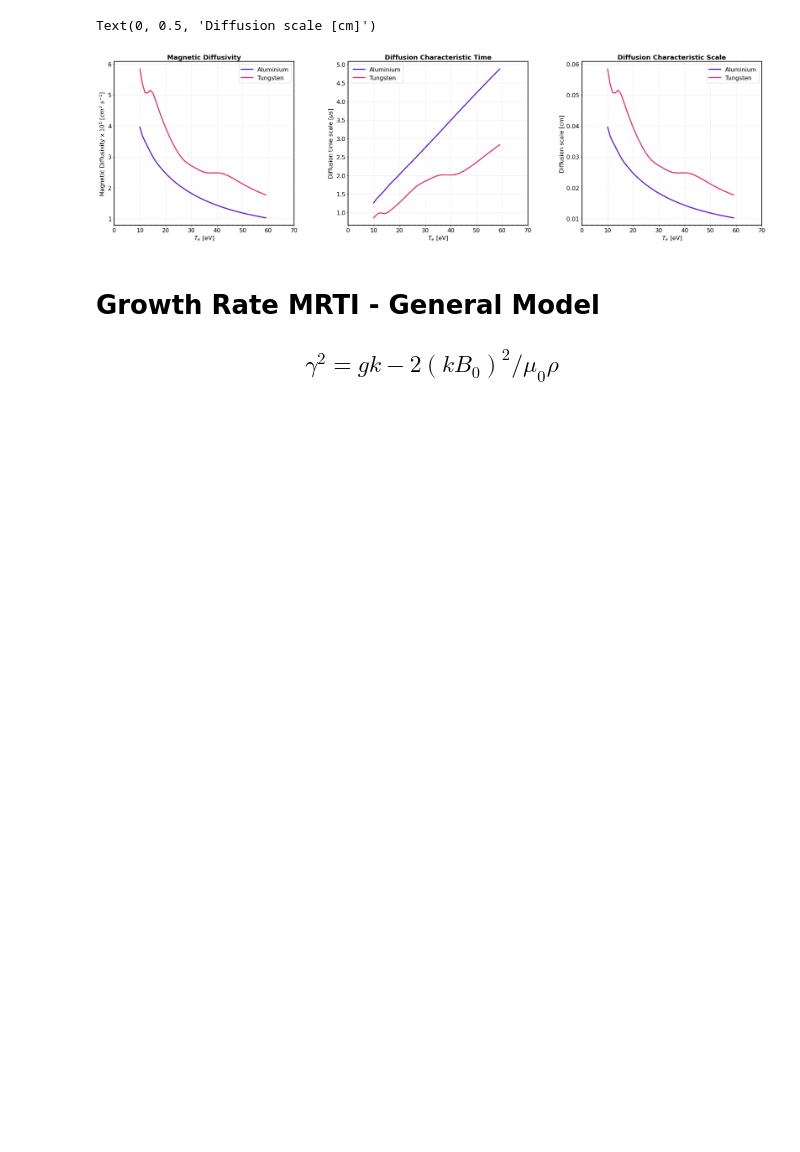
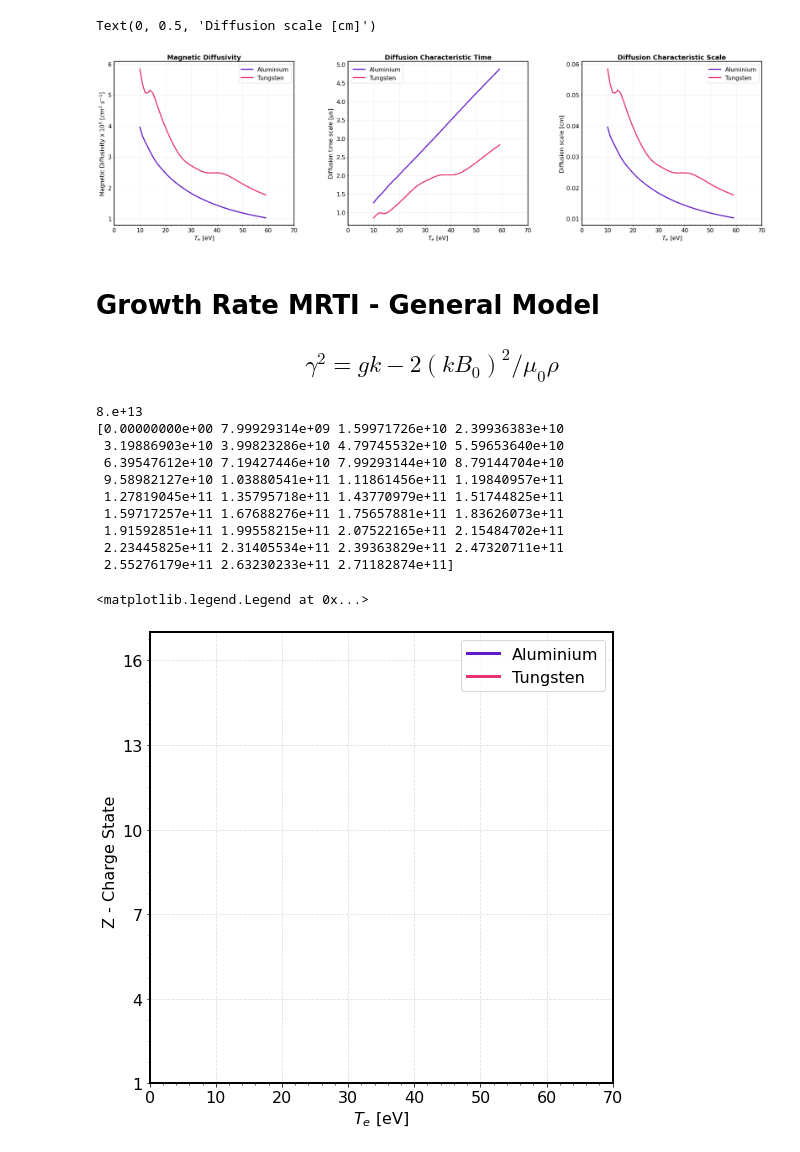
Before and after one commit to stemerlini/MagnetoRT, a Jupyter notebook: MagnetoRT.ipynb, the cells around one changed output. Drawn from its saved outputs; the diff is of its cells as text; code cells hidden in the pictures; blank space fills up the shorter version.

Commit message:
included growth rate + units check for the model

```diff
--- a/MagnetoRT.ipynb
+++ b/MagnetoRT.ipynb
@@ -488,0 +489,80 @@ def growth_rate(self,plasma,k):
+# %%
+def growth_rate(plasma,k):
+
+    a     =   plasma.a * 1e-2                       # Acceleration          [cm/s^2]  --> [m/s^2]
+    B     =   plasma.B                              # Magnetic field        [Tesla]
+    rho   =   plasma.density * 1e3                  # Density               [gr/cm^3] --> [kg/m^3]
+
+    kc    =   (a * rho * cons.mu_0) / (2 * B**2)    # Critical Wave vector  [m^-1]
+    lc    =   2*np.pi/kc                            # lambda critical       [m]
+
+    gr    =   a * k - 2*(k * B)**2 / (cons.mu_0 * rho)
+
+    return gr
+# %%
+# DEFINE PLASMA
+# -------------------------------------------------------------------------------------
+# Te      =    np.arange(10,60)       # electron temperature eV
+
+Te = 15
+
+al_flow         =    {'A':27, 'ne': 5e17,   'Te': Te , 'Ti': Te, 'V':4e6,  'L':0.2, 'Atw': 1, 'Zsrc': 'exp', 'B': 5}
+w_flow          =    {'A':183,'ne': 5e17,   'Te': Te , 'Ti': Te, 'V':4e6,  'L':0.2, 'Atw': 1, 'Zsrc': 'exp', 'B': 5}
+
+al_flow_noB     =    {'A':27, 'ne': 5e17,   'Te': Te , 'Ti': Te, 'V':4e6,  'L':0.2, 'Atw': 1, 'Zsrc': 'exp', 'B': 0}
+w_flow_noB      =    {'A':183,'ne': 5e17,   'Te': Te , 'Ti': Te, 'V':4e6,  'L':0.2, 'Atw': 1, 'Zsrc': 'exp', 'B': 0}
+
+al  =   plasma(**al_flow)
+w   =   plasma(**w_flow)
+
+al_noB  =   plasma(**al_flow_noB)
+w_noB   =   plasma(**w_flow_noB)
+
+# CALCULATE THE GROWTH RATE WITH AND WITHOUT B FIELD
+# -------------------------------------------------------------------------------------
+
+k = np.arange(0,0.35,0.01)
+
+print(np.format_float_scientific(al.a, precision = 1, exp_digits=2))
+gr_al = growth_rate(al,k)
+print(gr_al)
+
+# PRETTY PLOT
+# --------------------------------------------------------------------------------------
+
+fig = plt.figure(figsize=(8.3,8.3))
+ax0 = fig.add_subplot()
+
+for axis in ['top','bottom','left','right']:
+    ax0.spines[axis].set_linewidth(2)
+
+ax0.plot(Te, al.Z, lw = '3', color = '#611ACA',label='Aluminium')
+ax0.plot(Te, w.Z,  lw = '3', color = '#E53271',label='Tungsten')
+
+
+ax0.set_ylim([1,17])
+ax0.set_xlim([0,70])
+ax0.set_xticks(np.arange(0,71,10))
+ax0.set_yticks(np.arange(1,17,3))
+
+# Plot Properties
+ax0.tick_params(labelsize=16)
+ax0.grid(True, linestyle='--', alpha = 0.4)
+
+ax0.set_xlabel(r'$T_e$ [eV]', fontsize=16)
+ax0.set_ylabel(r'Z - Charge State ', fontsize=16)
+ax0.minorticks_on()
+ax0.legend(loc = 'best', fontsize = 16)
+# %% [output]
+8.e+13
+[0.00000000e+00 7.99929314e+09 1.59971726e+10 2.39936383e+10
+ 3.19886903e+10 3.99823286e+10 4.79745532e+10 5.59653640e+10
+ 6.39547612e+10 7.19427446e+10 7.99293144e+10 8.79144704e+10
+ 9.58982127e+10 1.03880541e+11 1.11861456e+11 1.19840957e+11
+ 1.27819045e+11 1.35795718e+11 1.43770979e+11 1.51744825e+11
+ 1.59717257e+11 1.67688276e+11 1.75657881e+11 1.83626073e+11
+ 1.91592851e+11 1.99558215e+11 2.07522165e+11 2.15484702e+11
+ 2.23445825e+11 2.31405534e+11 2.39363829e+11 2.47320711e+11
+ 2.55276179e+11 2.63230233e+11 2.71182874e+11]
+<matplotlib.legend.Legend at 0x...>
+[figure, added]
```
Also changed, not shown: parts of 2 cells of this notebook.
